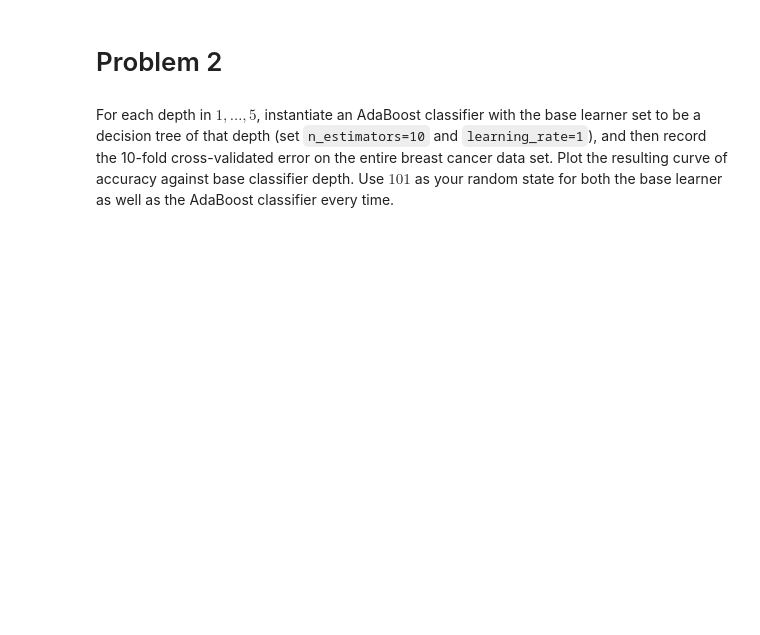
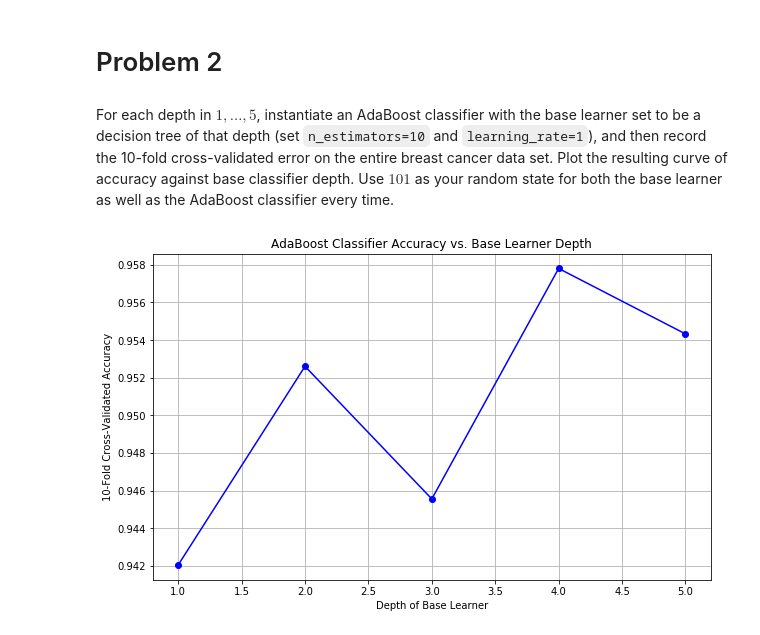
Before and after one commit to CallMeDavidXu/Austin_Code, a Jupyter notebook: hm2-programming.ipynb, the cells around one changed output. Cells and saved outputs as stored; diff of their text form; code cells hidden in the pictures; blank space fills up the shorter version.

```diff
--- a/hm2-programming.ipynb
+++ b/hm2-programming.ipynb
@@ -67,3 +144,36 @@ from sklearn import datasets
 cancer = datasets.load_breast_cancer()
 # %% [markdown]
 For each depth in $1, \dots, 5$, instantiate an AdaBoost classifier with the base learner set to be a decision tree of that depth (set `n_estimators=10` and `learning_rate=1`), and then record the 10-fold cross-validated error on the entire breast cancer data set. Plot the resulting curve of accuracy against base classifier depth. Use $101$ as your random state for both the base learner as well as the AdaBoost classifier every time.
+# %%
+from sklearn import datasets
+from sklearn.ensemble import AdaBoostClassifier
+from sklearn.tree import DecisionTreeClassifier
+from sklearn.model_selection import cross_val_score, StratifiedKFold
+import numpy as np
+import matplotlib.pyplot as plt
+
+cancer = datasets.load_breast_cancer()
+X = cancer.data
+y = cancer.target
+
+depths = range(1, 6)
+accuracies = []
+cv = StratifiedKFold(n_splits=10, shuffle=True, random_state=101)
+
+for depth in depths:
+    base_learner = DecisionTreeClassifier(max_depth=depth, random_state=101)
+
+    ada_clf = AdaBoostClassifier(base_estimator=base_learner, n_estimators=10, learning_rate=1, random_state=101)
+
+    scores = cross_val_score(ada_clf, X, y, cv=cv)
+    accuracies.append(scores.mean())
+
+plt.figure(figsize=(10, 6))
+plt.plot(depths, accuracies, marker='o', linestyle='-', color='b')
+plt.title('AdaBoost Classifier Accuracy vs. Base Learner Depth')
+plt.xlabel('Depth of Base Learner')
+plt.ylabel('10-Fold Cross-Validated Accuracy')
+plt.grid(True)
+plt.show()
+# %% [output]
+[figure, added]
```
Also changed, not shown: parts of 4 cells of this notebook.
